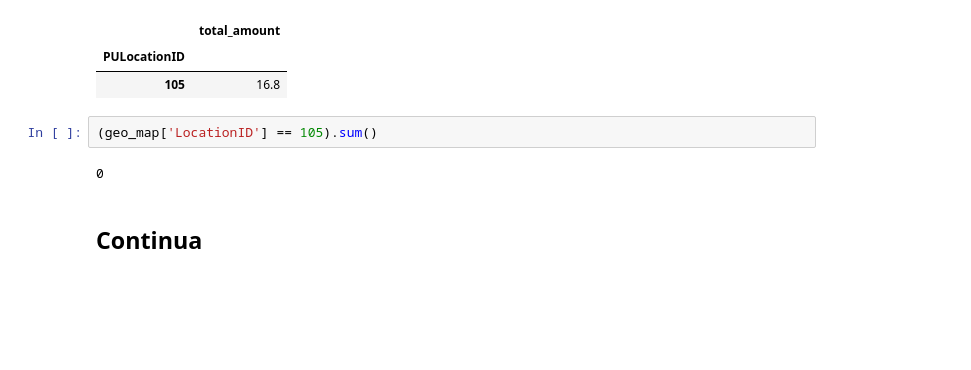
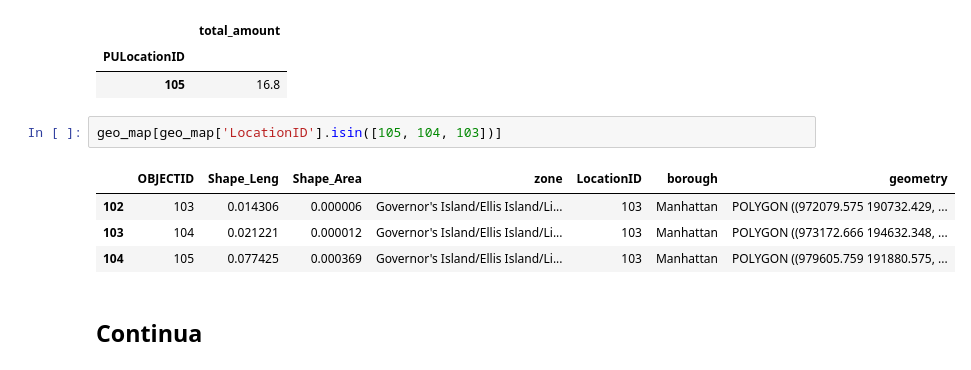
Before and after one commit to AbeRodz/Machine-learning, a Jupyter notebook: AnalisisJP2.ipynb, the cells around one changed output. Drawn from its saved outputs; the diff is of its cells as text; blank space fills up the shorter version.

```diff
--- a/AnalisisJP2.ipynb
+++ b/AnalisisJP2.ipynb
@@ -292,8 +287,11 @@ dfPULocTA[~dfPULocTA.index.isin(geo_map['LocationID'])]
 | PULocationID |  |
 | 105 | 16.8 |
 # %%
-(geo_map['LocationID'] == 105).sum()
+geo_map[geo_map['LocationID'].isin([105, 104, 103])]
 # %% [output]
-0
+|  | OBJECTID | Shape_Leng | Shape_Area | zone | LocationID | borough | geometry |
+| 102 | 103 | 0.014306 | 0.000006 | Governor's Island/Ellis Island/Li... | 103 | Manhattan | POLYGON ((972079.575 190732.429, ... |
+| 103 | 104 | 0.021221 | 0.000012 | Governor's Island/Ellis Island/Li... | 103 | Manhattan | POLYGON ((973172.666 194632.348, ... |
+| 104 | 105 | 0.077425 | 0.000369 | Governor's Island/Ellis Island/Li... | 103 | Manhattan | POLYGON ((979605.759 191880.575, ... |
 # %% [markdown]
 ## Continua
```
Also changed, not shown: parts of 10 cells of this notebook, 1 other file.
